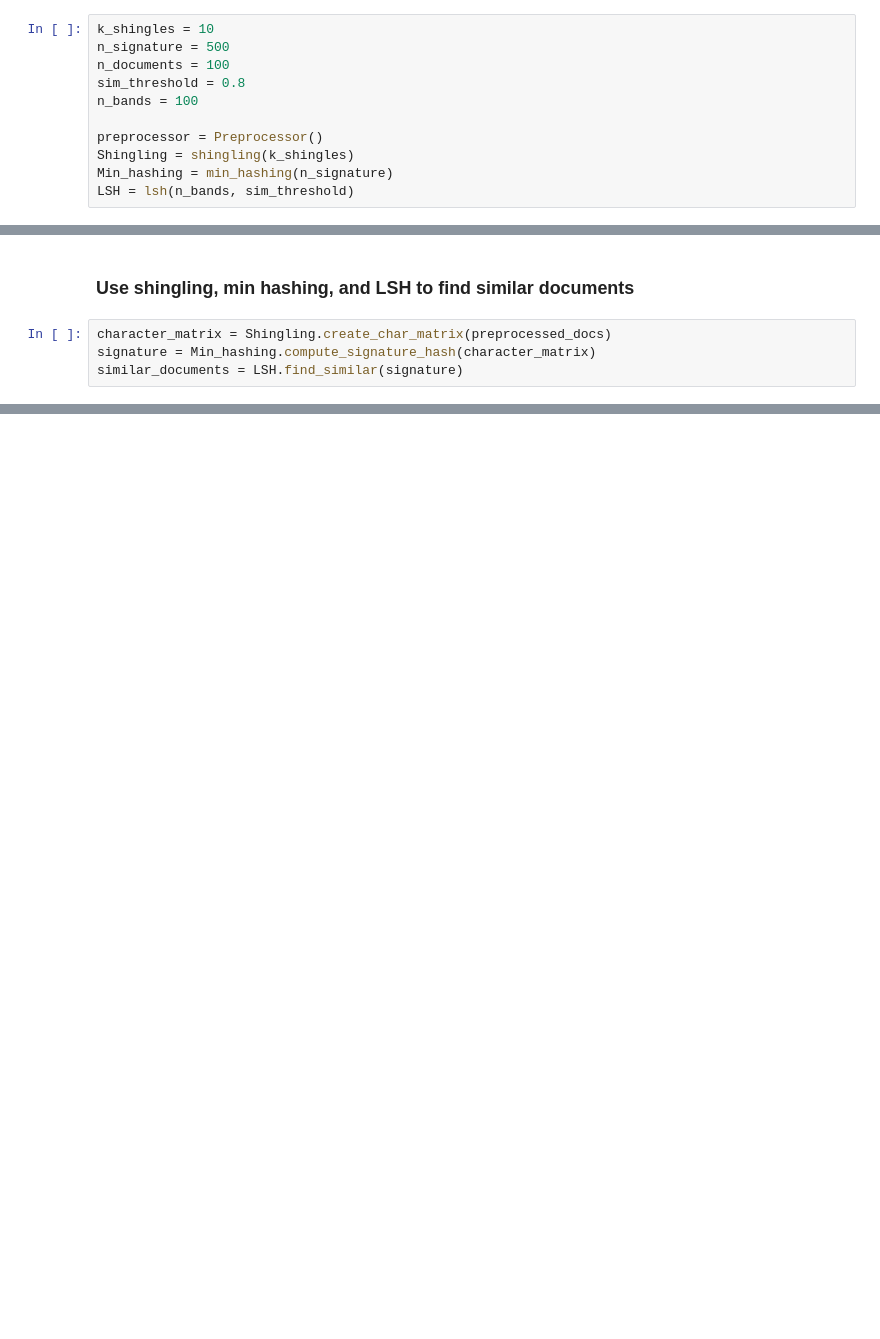
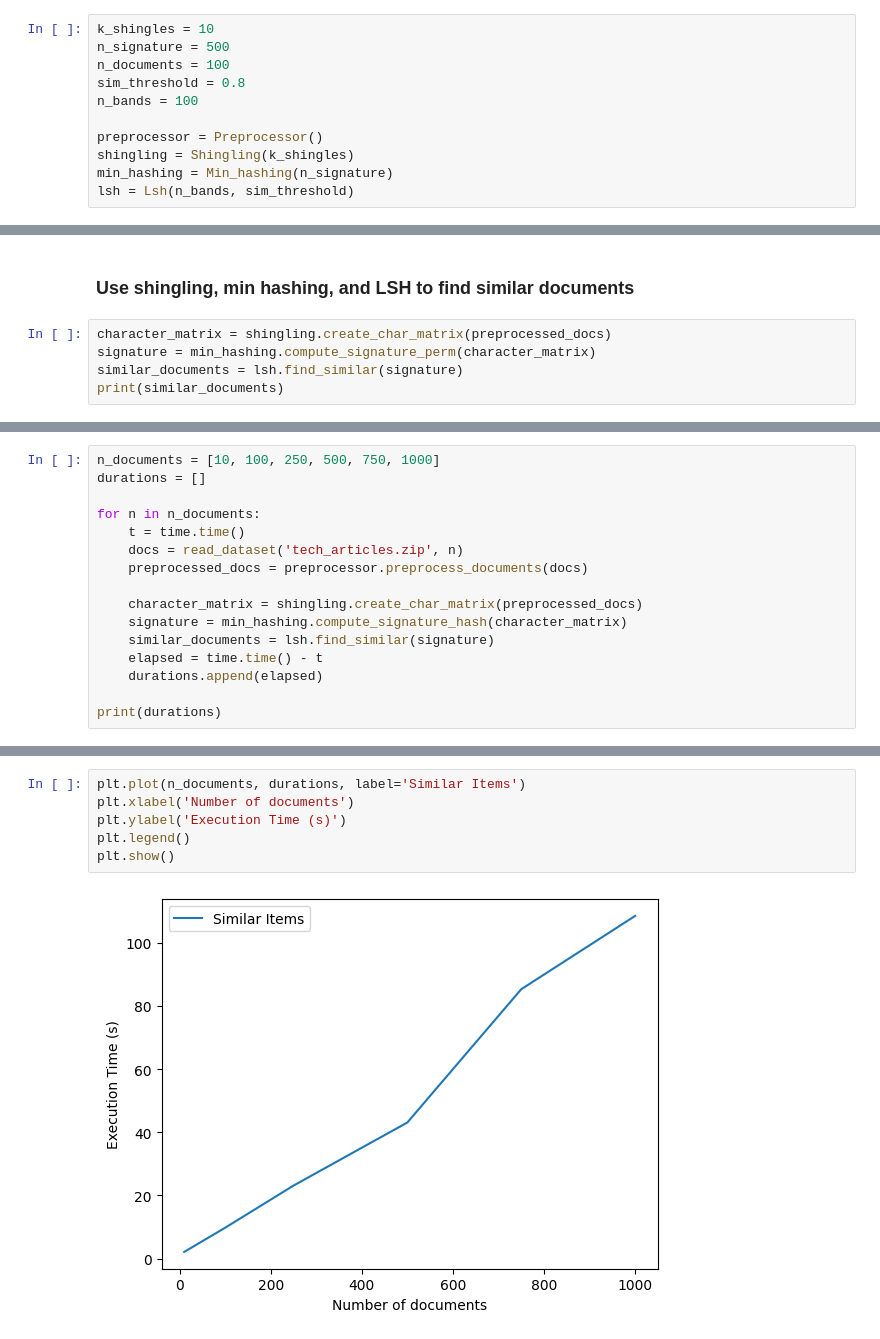
Before and after one commit to eengel7/ID2222_data_mining, a Jupyter notebook: finding_textually_similar_documents/src/report.ipynb, the cells around one changed output, grey strips where cells are left out. Drawn from its saved outputs; the diff is of its cells as text; blank space fills up the shorter version.

```diff
--- a/finding_textually_similar_documents/src/report.ipynb
+++ b/finding_textually_similar_documents/src/report.ipynb
@@ -27,9 +26,9 @@ sim_threshold = 0.8
 n_bands = 100
 
 preprocessor = Preprocessor()
-Shingling = shingling(k_shingles)
-Min_hashing = min_hashing(n_signature)
-LSH = lsh(n_bands, sim_threshold)
+shingling = Shingling(k_shingles)
+min_hashing = Min_hashing(n_signature)
+lsh = Lsh(n_bands, sim_threshold)
 # %% [markdown]
 ### Read and preprocess data
 # %%
@@ -40,6 +39,7 @@ preprocessed_docs = preprocessor.preprocess_documents(docs)
 # %% [markdown]
 ### Use shingling, min hashing, and LSH to find similar documents
 # %%
-character_matrix = Shingling.create_char_matrix(preprocessed_docs)
-signature = Min_hashing.compute_signature_hash(character_matrix)
-similar_documents = LSH.find_similar(signature)
+character_matrix = shingling.create_char_matrix(preprocessed_docs)
+signature = min_hashing.compute_signature_perm(character_matrix)
+similar_documents = lsh.find_similar(signature)
+print(similar_documents)
@@ -49,0 +50,16 @@ print(similar_documents)
+# %%
+n_documents = [10, 100, 250, 500, 750, 1000]
+durations = []
+
+for n in n_documents:
+    t = time.time()
+    docs = read_dataset('tech_articles.zip', n)
+    preprocessed_docs = preprocessor.preprocess_documents(docs)
+
+    character_matrix = shingling.create_char_matrix(preprocessed_docs)
+    signature = min_hashing.compute_signature_hash(character_matrix)
+    similar_documents = lsh.find_similar(signature)
+    elapsed = time.time() - t
+    durations.append(elapsed)
+
+print(durations)
@@ -49,0 +76,8 @@ print(similar_documents)
+# %%
+plt.plot(n_documents, durations, label='Similar Items')
+plt.xlabel('Number of documents')
+plt.ylabel('Execution Time (s)')
+plt.legend()
+plt.show()
+# %% [output]
+[figure, added]
```
Also changed, not shown: parts of 14 cells of this notebook, 2 other files.
